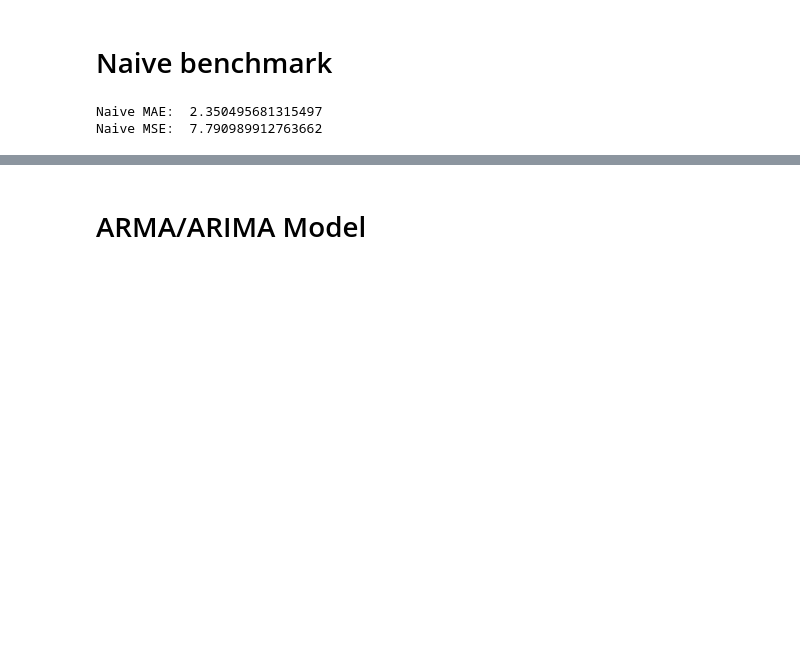
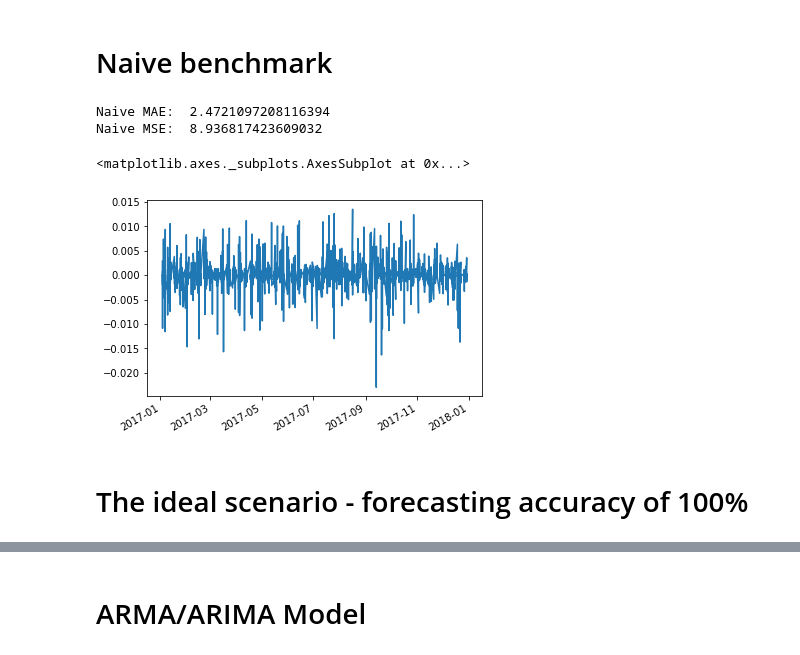
Before and after one commit to simaomsarmento/PairsTrading, a Jupyter notebook: PairsTrading_CommodityETFs-Forecasting.ipynb, the cells around one changed output, grey strips where cells are left out. Saved outputs shown, nothing was run; the diff lists cells and outputs as text; code cells hidden in the pictures; blank space fills up the shorter version.

```diff
--- a/PairsTrading_CommodityETFs-Forecasting.ipynb
+++ b/PairsTrading_CommodityETFs-Forecasting.ipynb
@@ -145,13 +161,29 @@ example_spread.plot()
 # %% [markdown]
 # Naive benchmark
 # %%
-# define data size - select two years for validation
-train_val_split = '2016-01-01' # initial date
+# define data size - select one year for validation
+train_val_split = '2017-01-01' # initial date
 
-y_series_val = example_spread[train_val_split:]
-naive_predictions = pd.Series(data=[example_spread.mean()]*len(y_series_val), index=y_series_val.index)
-print('Naive MAE: ', abs(y_series_val-naive_predictions).mean())
-print('Naive MSE: ', mean_squared_error(y_series_val, naive_predictions))
+spread_val = example_spread[train_val_split:]
+naive_predictions = pd.Series(data=[example_spread.mean()]*len(spread_val), index=spread_val.index)
+print('Naive MAE: ', abs(spread_val-naive_predictions).mean())
+print('Naive MSE: ', mean_squared_error(spread_val, naive_predictions))
 # %% [output]
-Naive MAE:  2.350495681315497
-Naive MSE:  7.790989912763662
+Naive MAE:  2.4721097208116394
+Naive MSE:  8.936817423609032
+# %%
+y_val = example[2]['Y_train'][train_val_split:]
+x_val = example[2]['X_train'][train_val_split:]
+beta = example[2]['coint_coef']
+
+if beta > 1:
+    returns_val = (1/beta)*y_val.pct_change().fillna(0) - x_val.pct_change().fillna(0)
+elif beta < 1:
+    returns_val = y_val.pct_change().fillna(0) - beta*x_val.pct_change().fillna(0)
+
+returns_val.plot()
+# %% [output]
+<matplotlib.axes._subplots.AxesSubplot at 0x...>
+[figure, added]
+# %% [markdown]
+# The ideal scenario - forecasting accuracy of 100%
```
Also changed, not shown: parts of 20 cells of this notebook, 3 other files.
